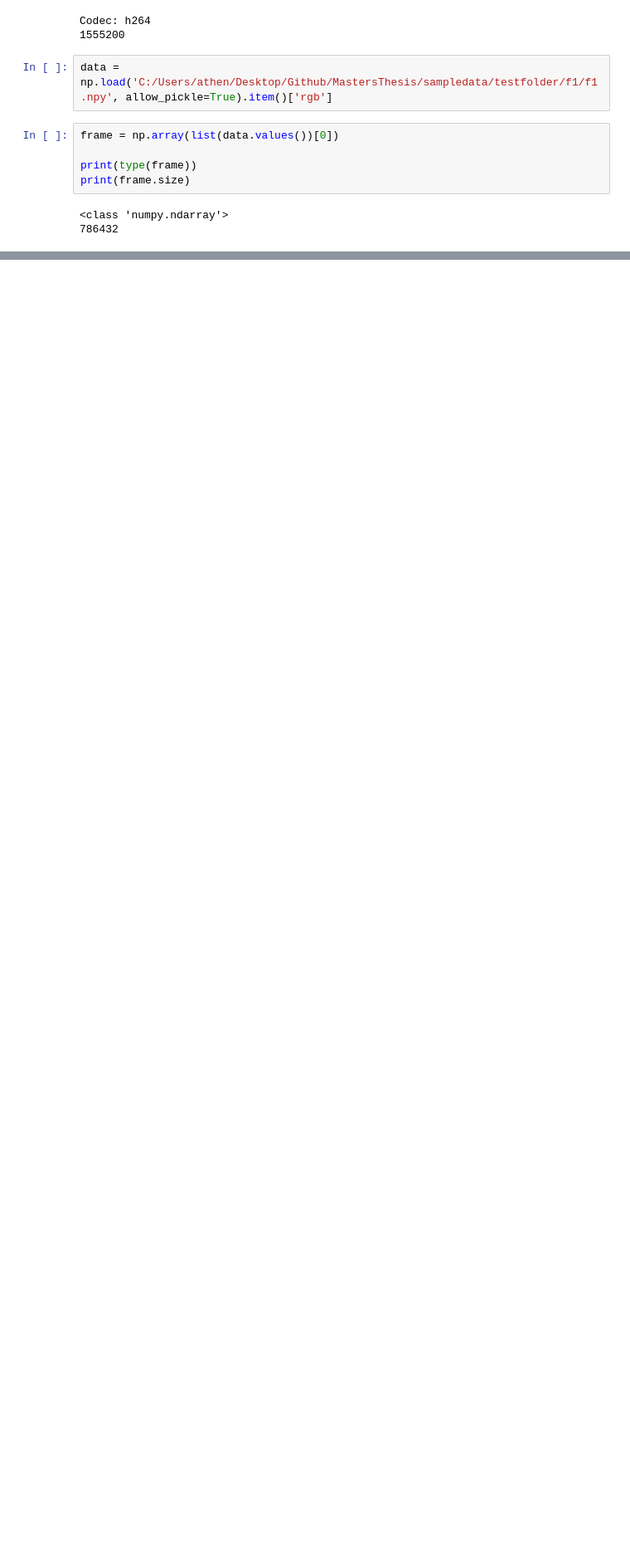
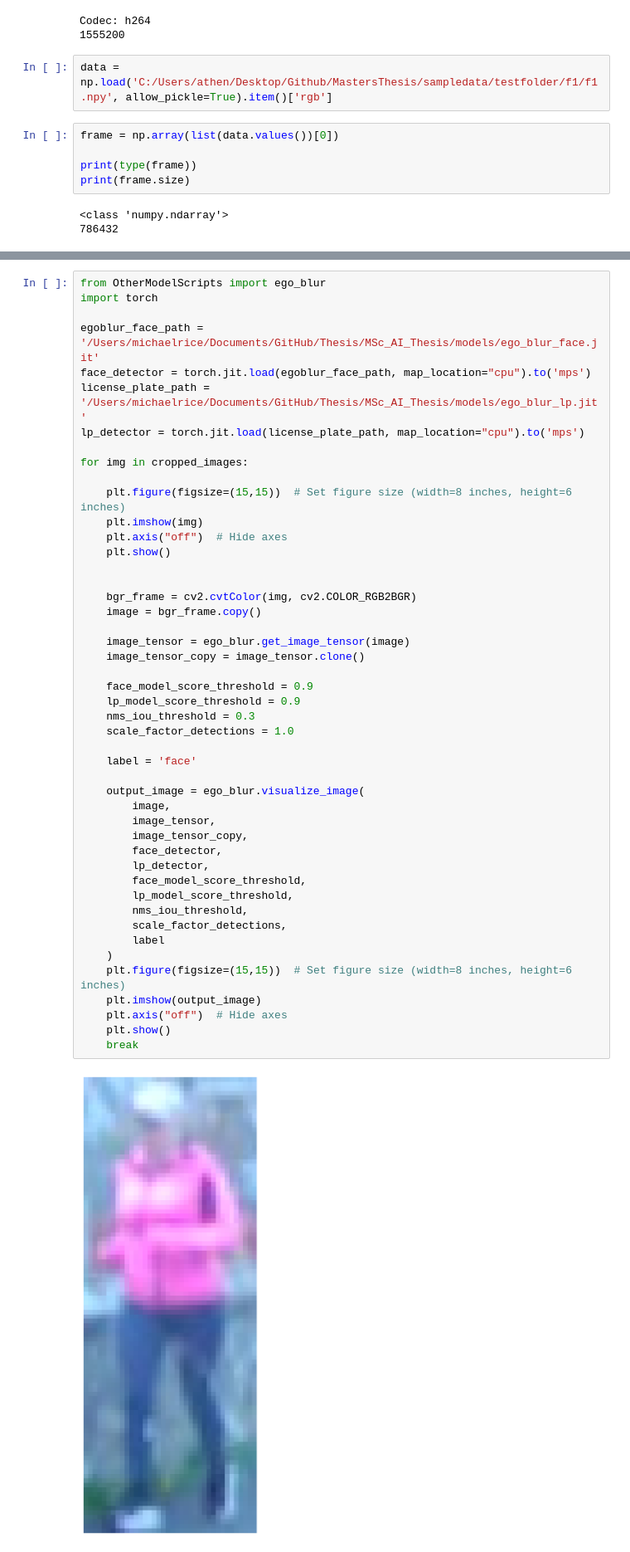
Before and after one commit to MichaelRice1/EgoDrive, a Jupyter notebook: notebooks_and_scripts/testing.ipynb, the cells around one changed output, grey strips where cells are left out. Shown at 83% size. Saved outputs shown, nothing was run; the diff lists cells and outputs as text; blank space fills up the shorter version.

```diff
--- a/notebooks_and_scripts/testing.ipynb
+++ b/notebooks_and_scripts/testing.ipynb
@@ -167,0 +217,49 @@ print(frame.size)
+# %%
+from OtherModelScripts import ego_blur
+import torch
+
+egoblur_face_path = '/Users/michaelrice/Documents/GitHub/Thesis/MSc_AI_Thesis/models/ego_blur_face.jit'
+face_detector = torch.jit.load(egoblur_face_path, map_location="cpu").to('mps')
+license_plate_path = '/Users/michaelrice/Documents/GitHub/Thesis/MSc_AI_Thesis/models/ego_blur_lp.jit'
+lp_detector = torch.jit.load(license_plate_path, map_location="cpu").to('mps')
+
+for img in cropped_images:
+
+    plt.figure(figsize=(15,15))  # Set figure size (width=8 inches, height=6 inches)
+    plt.imshow(img)
+    plt.axis("off")  # Hide axes
+    plt.show()
+
+
+    bgr_frame = cv2.cvtColor(img, cv2.COLOR_RGB2BGR)
+    image = bgr_frame.copy()
+
+    image_tensor = ego_blur.get_image_tensor(image)
+    image_tensor_copy = image_tensor.clone()
+
+    face_model_score_threshold = 0.9
+    lp_model_score_threshold = 0.9
+    nms_iou_threshold = 0.3
+    scale_factor_detections = 1.0
+
+    label = 'face'
+
+    output_image = ego_blur.visualize_image(
+        image,
+        image_tensor,
+        image_tensor_copy,
+        face_detector,
+        lp_detector,
+        face_model_score_threshold,
+        lp_model_score_threshold,
+        nms_iou_threshold,
+        scale_factor_detections,
+        label
+    )
+    plt.figure(figsize=(15,15))  # Set figure size (width=8 inches, height=6 inches)
+    plt.imshow(output_image)
+    plt.axis("off")  # Hide axes
+    plt.show()
+    break
+# %% [output]
+[figure, added]
```
Also changed, not shown: parts of 5 cells of this notebook, 1 other file.
